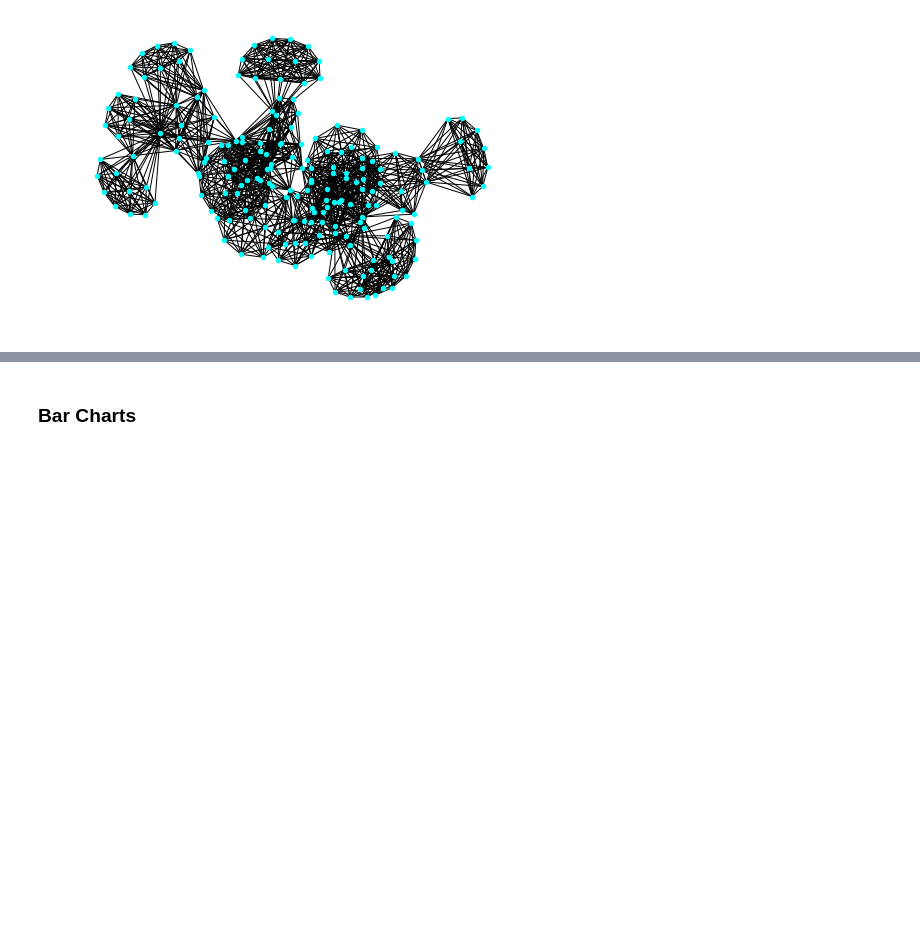
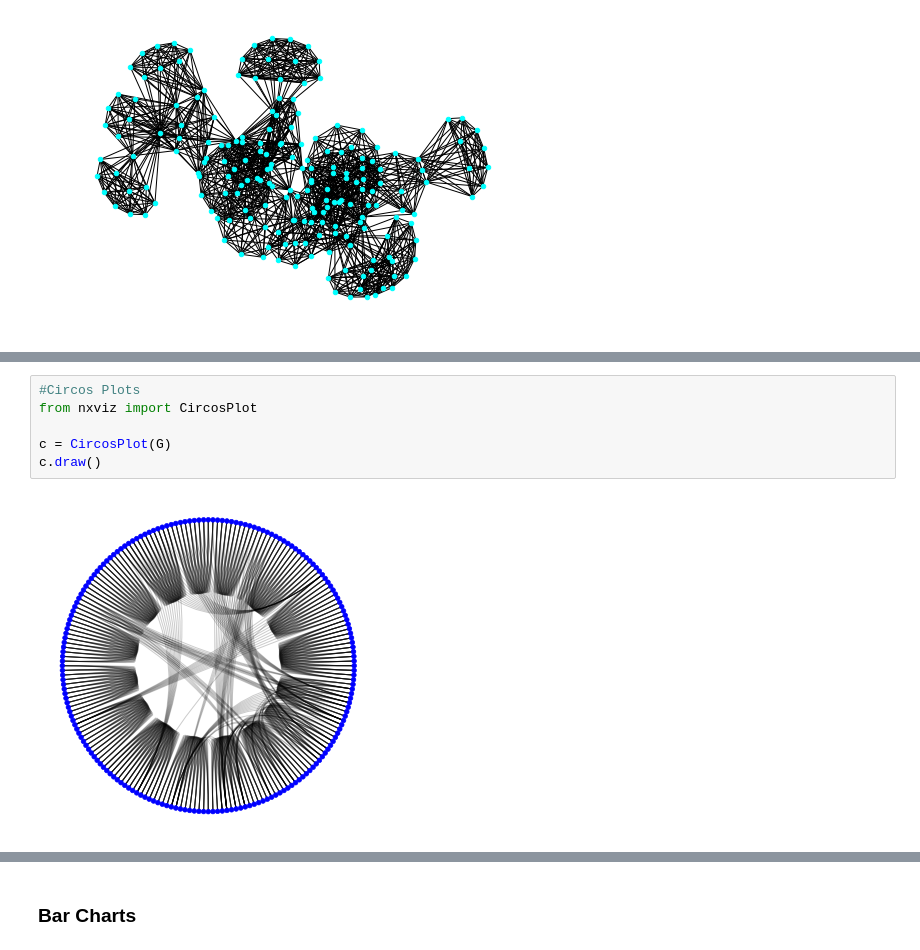
Before and after one commit to ironhack-datalabs/mad-oct-2018, a Jupyter notebook: module-3/lab-network-analysis/main.ipynb, the cells around one changed output, grey strips where cells are left out. Cells and saved outputs as stored; diff of their text form; blank space fills up the shorter version.

```diff
--- a/module-3/lab-network-analysis/main.ipynb
+++ b/module-3/lab-network-analysis/main.ipynb
@@ -323,0 +333,8 @@ nx.draw_networkx(G, pos=None, arrows=False, arrowsize=1, with_labels=False)
+# %%
+#Circos Plots
+from nxviz import CircosPlot
+
+c = CircosPlot(G)
+c.draw()
+# %% [output]
+[figure, added]
```
Also changed, not shown: parts of 25 cells of this notebook.
